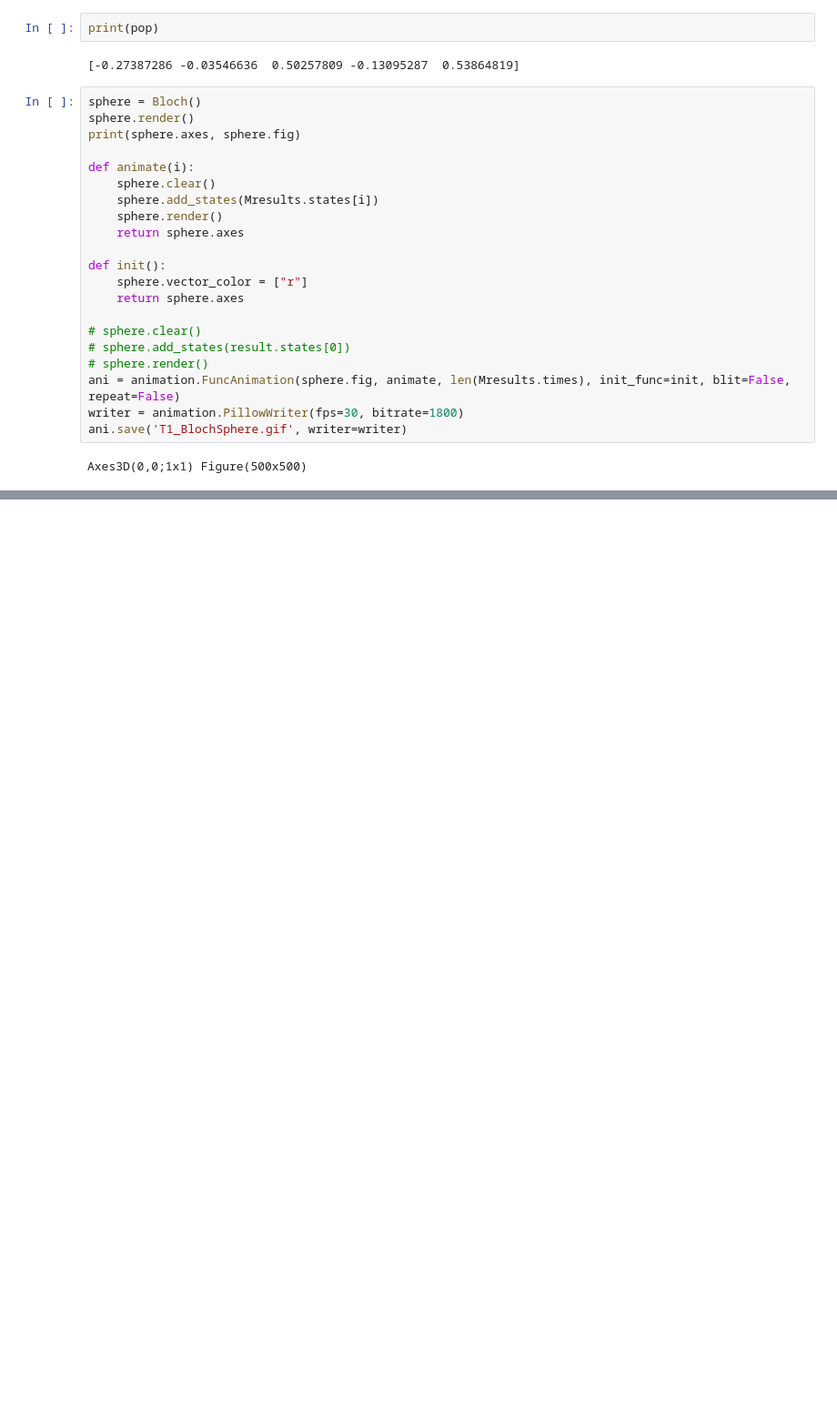
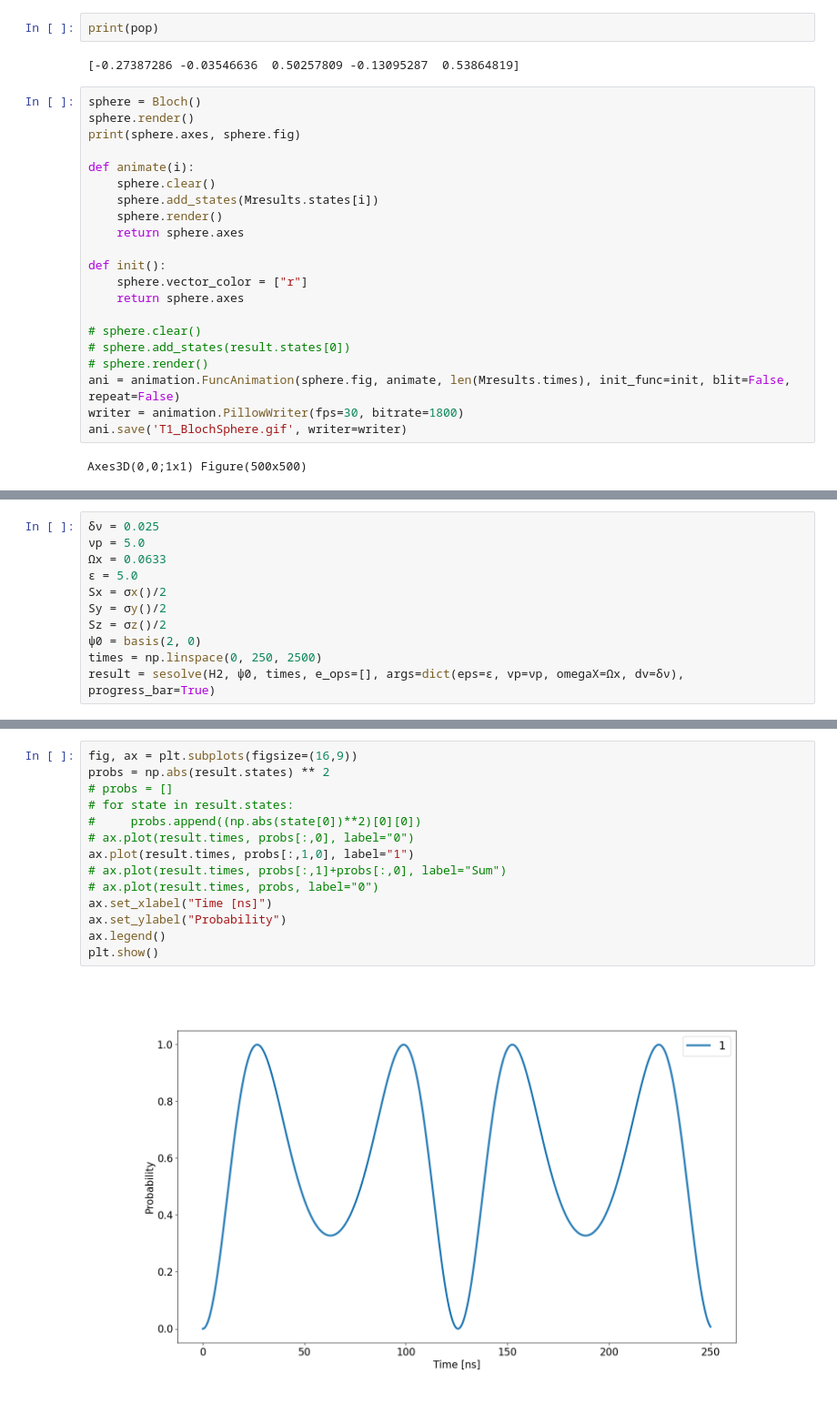
Before and after one commit to ZakEspley/TLS-Intro, a Jupyter notebook: QuTIP/DualField.ipynb, the cells around one changed output, grey strips where cells are left out. Shown at 91% size. Drawn from its saved outputs; the diff is of its cells as text; blank space fills up the shorter version.

```diff
--- a/QuTIP/DualField.ipynb
+++ b/QuTIP/DualField.ipynb
@@ -501,0 +375,11 @@ Quantum object: dims = [[2], [2]], shape = (2, 2), type = oper, isherm = True $
+# %%
+δν = 0.025
+νp = 5.0
+Ωx = 0.0633
+ϵ = 5.0
+Sx = σx()/2
+Sy = σy()/2
+Sz = σz()/2
+ψ0 = basis(2, 0)
+times = np.linspace(0, 250, 2500)
+result = sesolve(H2, ψ0, times, e_ops=[], args=dict(eps=ϵ, vp=νp, omegaX=Ωx, dv=δν), progress_bar=True)
@@ -501,0 +397,16 @@ Quantum object: dims = [[2], [2]], shape = (2, 2), type = oper, isherm = True $
+# %%
+fig, ax = plt.subplots(figsize=(16,9))
+probs = np.abs(result.states) ** 2
+# probs = []
+# for state in result.states:
+#     probs.append((np.abs(state[0])**2)[0][0])
+# ax.plot(result.times, probs[:,0], label="0")
+ax.plot(result.times, probs[:,1,0], label="1")
+# ax.plot(result.times, probs[:,1]+probs[:,0], label="Sum")
+# ax.plot(result.times, probs, label="0")
+ax.set_xlabel("Time [ns]")
+ax.set_ylabel("Probability")
+ax.legend()
+plt.show()
+# %% [output]
+[figure, added]
```
Also changed, not shown: parts of 39 cells of this notebook, 2 other files.
